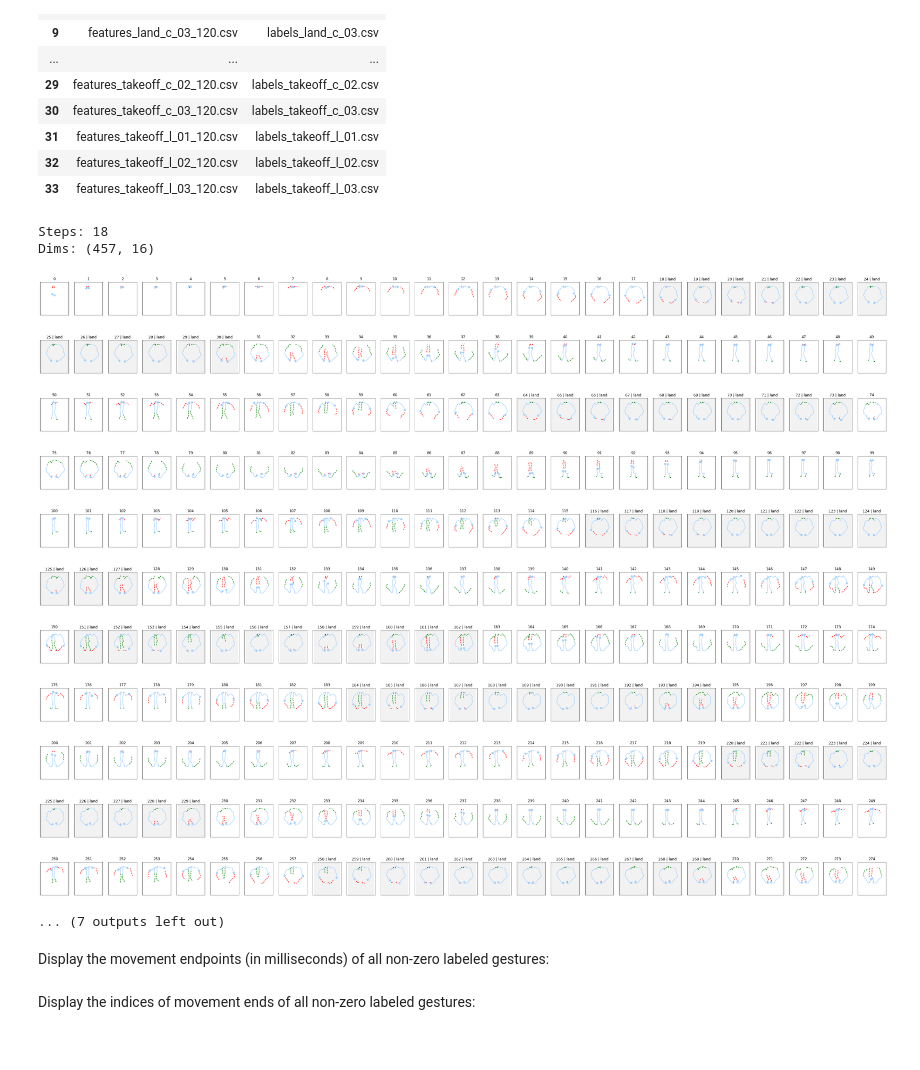
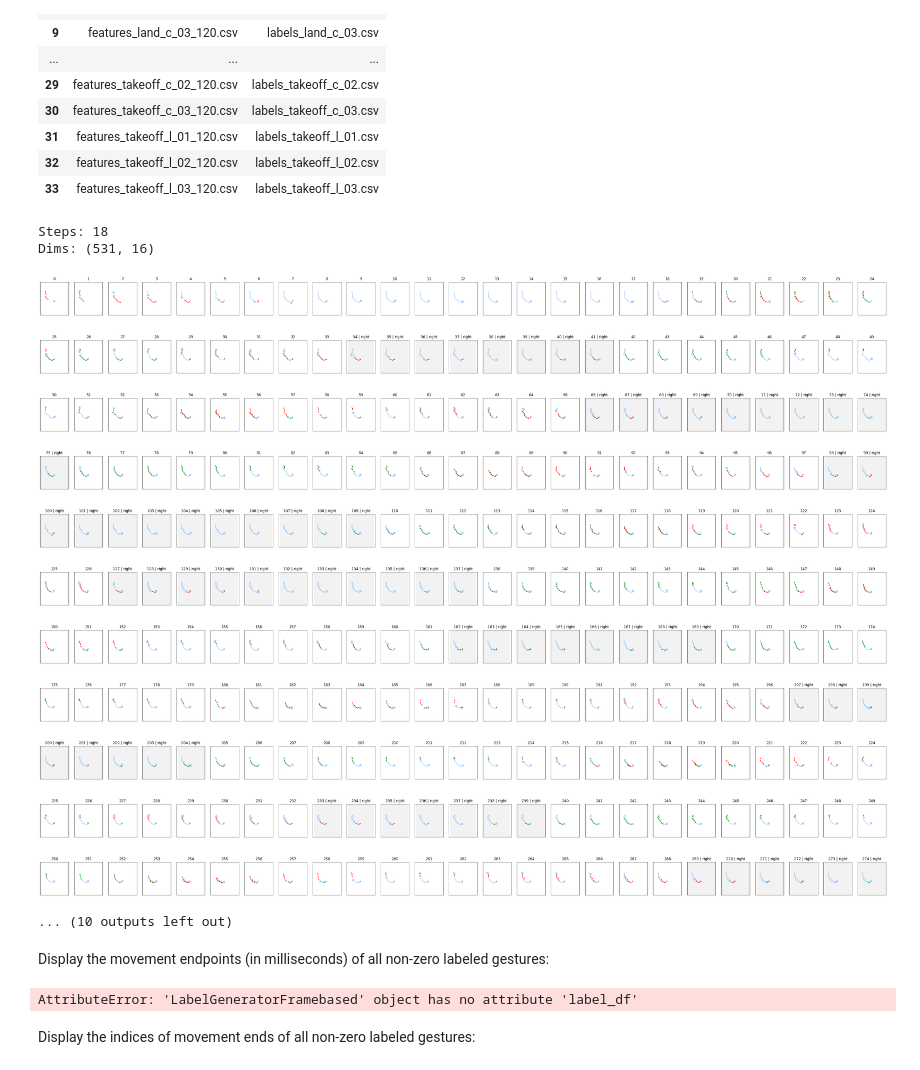
Before and after one commit to chriswegmann/drone_steering, a Jupyter notebook: models/playground/Gesture_Visualization.ipynb, the cells around one changed output. Cells and saved outputs as stored; diff of their text form; code cells hidden in the pictures.

```diff
--- a/models/playground/Gesture_Visualization.ipynb
+++ b/models/playground/Gesture_Visualization.ipynb
@@ -199,27 +199,29 @@ movements = {0: 'not detected',
              5: 'right',
              6: 'land'}
 # %%
-file_id = 7
-plot_charts(de, file_id=file_id, tail=5, head=5, plots_per_row=25, body_part_1='leftWrist', body_part_2='rightWrist', is_frame_based = is_frame_based)
+file_id = 23
+plot_charts(de, file_id=file_id, tail=5, head=5, plots_per_row=25, body_part_1='leftWrist', body_part_2='leftWrist', is_frame_based = is_frame_based)
 # %% [output]
 Steps: 18
-Dims: (457, 16)
+Dims: (531, 16)
-[figure, old version]
+[figure, new version]
-[figure, old version]
+[figure, new version]
-[figure, old version]
+[figure, new version]
-[figure, old version]
+[figure, new version]
-[figure, old version]
+[figure, new version]
-[figure, old version]
+[figure, new version]
-[figure, old version]
+[figure, new version]
-[figure, old version]
+[figure, new version]
-[figure, old version]
+[figure, new version]
-[figure, old version]
+[figure, new version]
-[figure, old version]
+[figure, new version]
-... (7 outputs left out)
+... (10 outputs left out)
 # %% [markdown]
 Display the movement endpoints (in milliseconds) of all non-zero labeled gestures:
 # %%
 de.LabelGenerators[file_id].label_df.join(de.LabelGenerators[file_id].label_info)
+# %% [output]
+AttributeError: 'LabelGeneratorFramebased' object has no attribute 'label_df'
 # %% [markdown]
 Display the indices of movement ends of all non-zero labeled gestures:
 # %%
```
Also changed, not shown: 24 other files.
